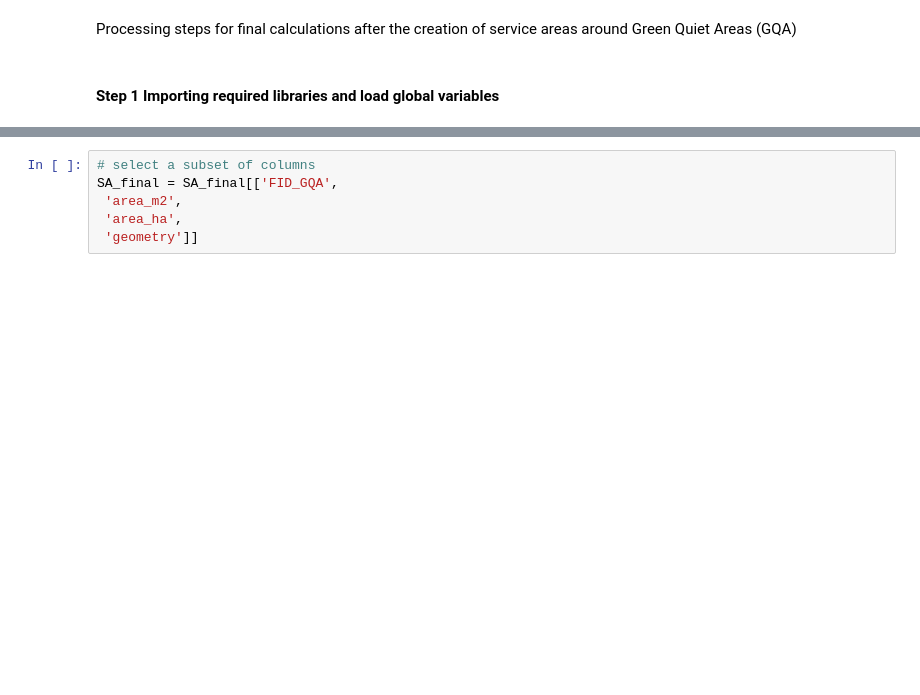
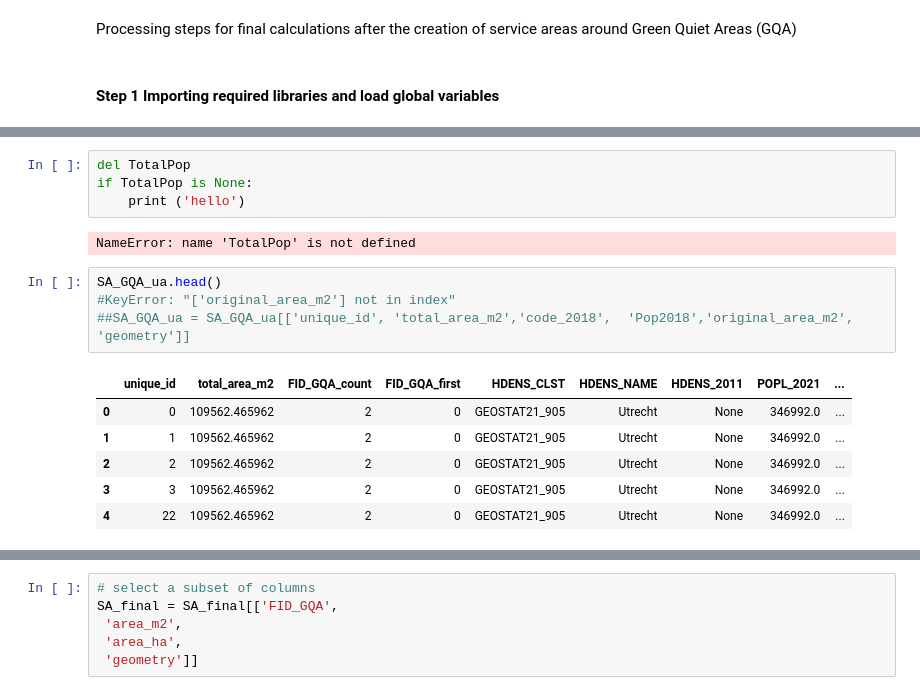
Before and after one commit to ubachr/GQA, a Jupyter notebook: dev/03_Postprocessing_SA_Calc_stats_August.ipynb, the cells around one changed output, grey strips where cells are left out. Saved outputs shown, nothing was run; the diff lists cells and outputs as text; blank space fills up the shorter version.

```diff
--- a/dev/03_Postprocessing_SA_Calc_stats_August.ipynb
+++ b/dev/03_Postprocessing_SA_Calc_stats_August.ipynb
@@ -71,0 +275,17 @@ for sa_name in SA_ls[:1]:
+# %%
+del TotalPop
+if TotalPop is None:
+    print ('hello')
+# %% [output]
+NameError: name 'TotalPop' is not defined
+# %%
+SA_GQA_ua.head()
+#KeyError: "['original_area_m2'] not in index"
+##SA_GQA_ua = SA_GQA_ua[['unique_id', 'total_area_m2','code_2018',  'Pop2018','original_area_m2',  'geometry']]
+# %% [output]
+|  | unique_id | total_area_m2 | FID_GQA_count | FID_GQA_first | HDENS_CLST | HDENS_NAME | HDENS_2011 | POPL_2021 | ... |
+| 0 | 0 | 109562.465962 | 2 | 0 | GEOSTAT21_905 | Utrecht | None | 346992.0 | ... |
+| 1 | 1 | 109562.465962 | 2 | 0 | GEOSTAT21_905 | Utrecht | None | 346992.0 | ... |
+| 2 | 2 | 109562.465962 | 2 | 0 | GEOSTAT21_905 | Utrecht | None | 346992.0 | ... |
+| 3 | 3 | 109562.465962 | 2 | 0 | GEOSTAT21_905 | Utrecht | None | 346992.0 | ... |
+| 4 | 22 | 109562.465962 | 2 | 0 | GEOSTAT21_905 | Utrecht | None | 346992.0 | ... |
```
Also changed, not shown: parts of 15 cells of this notebook, 4 other files.
